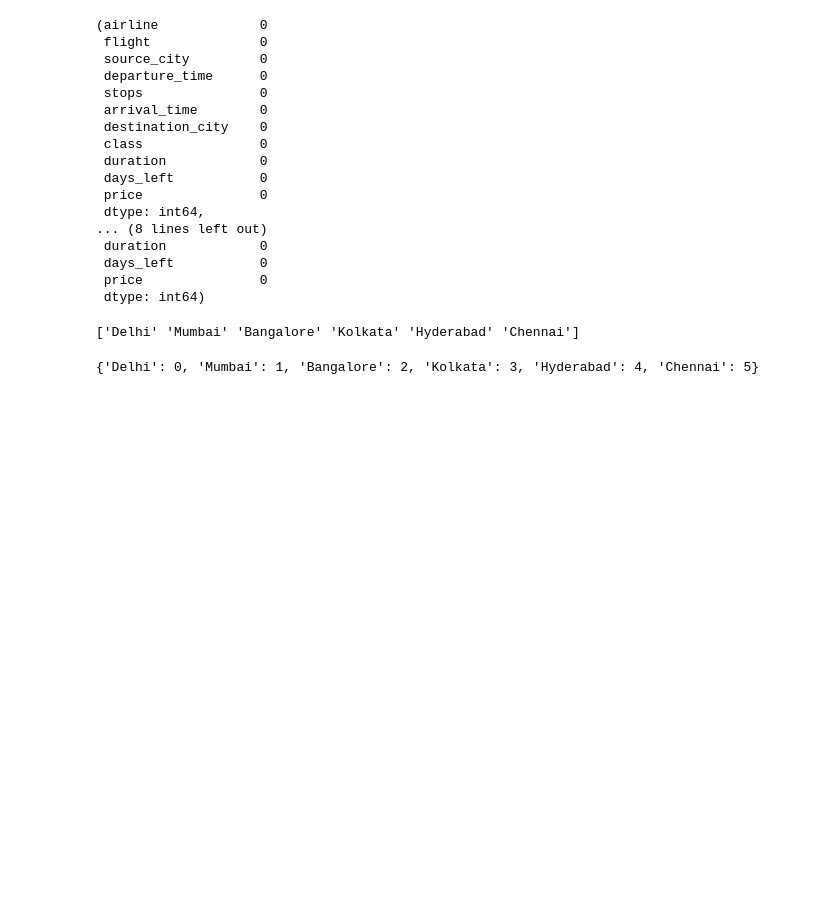
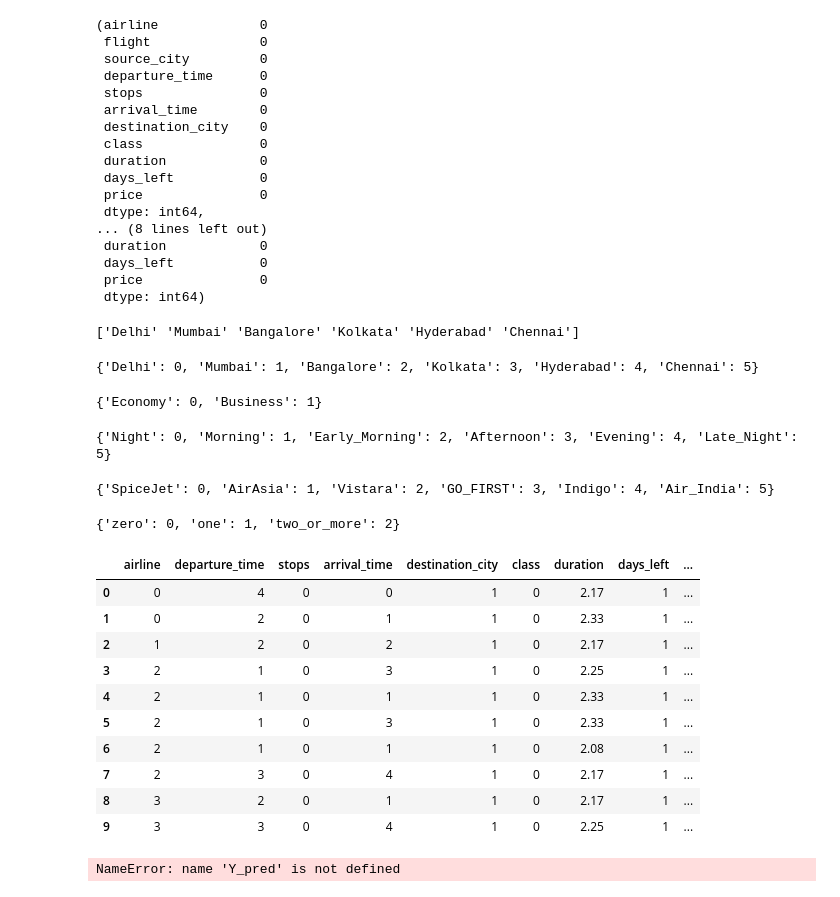
Before and after one commit to AbhijithKumble/MachineLearning, a Jupyter notebook: flight_price_prediction/analysis.ipynb, the cells around one changed output. Cells and saved outputs as stored; diff of their text form; code cells hidden in the pictures; blank space fills up the shorter version.

```diff
--- a/flight_price_prediction/analysis.ipynb
+++ b/flight_price_prediction/analysis.ipynb
@@ -201,3 +201,46 @@ df['source_encoded'] = df['source_city'].map(city_to_code)
 df['destination_city'] = df['destination_city'].map(city_to_code)
 # %%
 df.drop('source_city', axis=1, inplace=True)
+# %%
+flight_class =  df['class'].unique()
+fclass = {c: idx for idx, c in enumerate(flight_class)}
+print(fclass)
+df['class'] = df['class'].map(fclass)
+# %% [output]
+{'Economy': 0, 'Business': 1}
+# %%
+time =  pd.Series(pd.concat([df['arrival_time'], df['departure_time']])).unique()
+t= {t: idx for idx, t in enumerate(time)}
+print(t)
+df['departure_time'] = df['departure_time'].map(t)
+df['arrival_time'] = df['arrival_time'].map(t)
+# %% [output]
+{'Night': 0, 'Morning': 1, 'Early_Morning': 2, 'Afternoon': 3, 'Evening': 4, 'Late_Night': 5}
+# %%
+airlines = df['airline'].unique()
+ar = {a: i for i, a in enumerate(airlines)}
+print(ar)
+df['airline'] = df['airline'].map(ar)
+# %% [output]
+{'SpiceJet': 0, 'AirAsia': 1, 'Vistara': 2, 'GO_FIRST': 3, 'Indigo': 4, 'Air_India': 5}
+# %%
+st = df['stops'].unique()
+st = {s: i for i, s in enumerate(st)}
+print(st)
+df['stops'] = df['stops'].map(st)
+# %% [output]
+{'zero': 0, 'one': 1, 'two_or_more': 2}
+# %%
+df.head(10)
+# %% [output]
+|  | airline | departure_time | stops | arrival_time | destination_city | class | duration | days_left | ... |
+| 0 | 0 | 4 | 0 | 0 | 1 | 0 | 2.17 | 1 | ... |
+| 1 | 0 | 2 | 0 | 1 | 1 | 0 | 2.33 | 1 | ... |
+| 2 | 1 | 2 | 0 | 2 | 1 | 0 | 2.17 | 1 | ... |
+| 3 | 2 | 1 | 0 | 3 | 1 | 0 | 2.25 | 1 | ... |
+| 4 | 2 | 1 | 0 | 1 | 1 | 0 | 2.33 | 1 | ... |
+| 5 | 2 | 1 | 0 | 3 | 1 | 0 | 2.33 | 1 | ... |
+| 6 | 2 | 1 | 0 | 1 | 1 | 0 | 2.08 | 1 | ... |
+| 7 | 2 | 3 | 0 | 4 | 1 | 0 | 2.17 | 1 | ... |
+| 8 | 3 | 2 | 0 | 1 | 1 | 0 | 2.17 | 1 | ... |
+| 9 | 3 | 3 | 0 | 4 | 1 | 0 | 2.25 | 1 | ... |
@@ -203,0 +255,11 @@ df.drop('source_city', axis=1, inplace=True)
+# %%
+from sklearn.ensemble import RandomForestRegressor
+
+# Create and train the model
+model = RandomForestRegressor(random_state=42)
+model.fit(X_Train, Y_Train)
+
+# Make predictions
+y_pred = model.predict(X_Test)
+# %% [output]
+NameError: name 'Y_pred' is not defined
```
Also changed, not shown: parts of 5 cells of this notebook.
